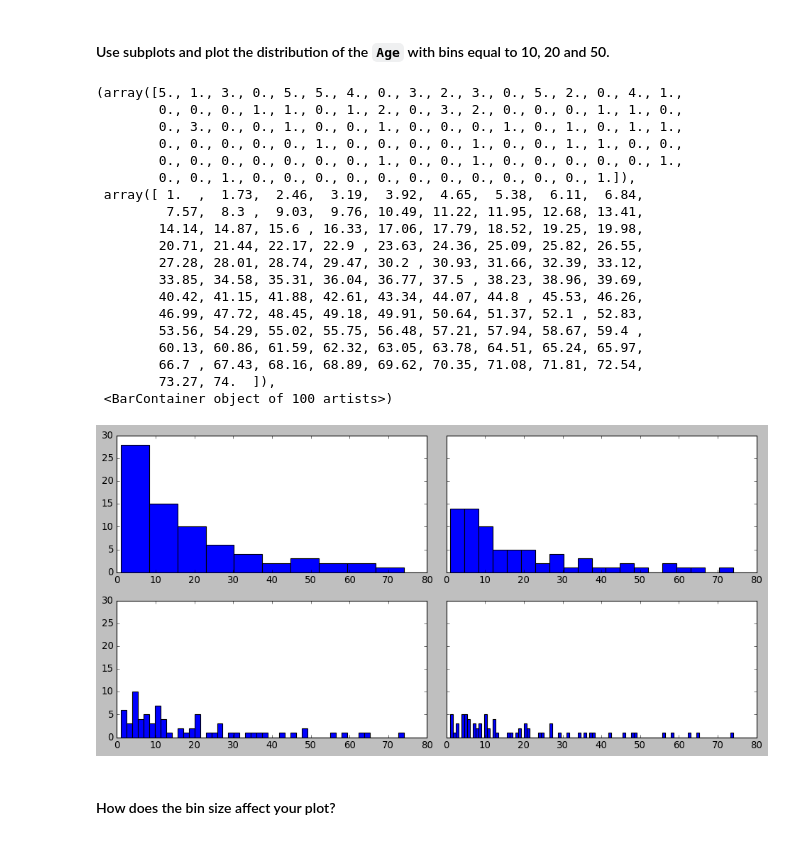
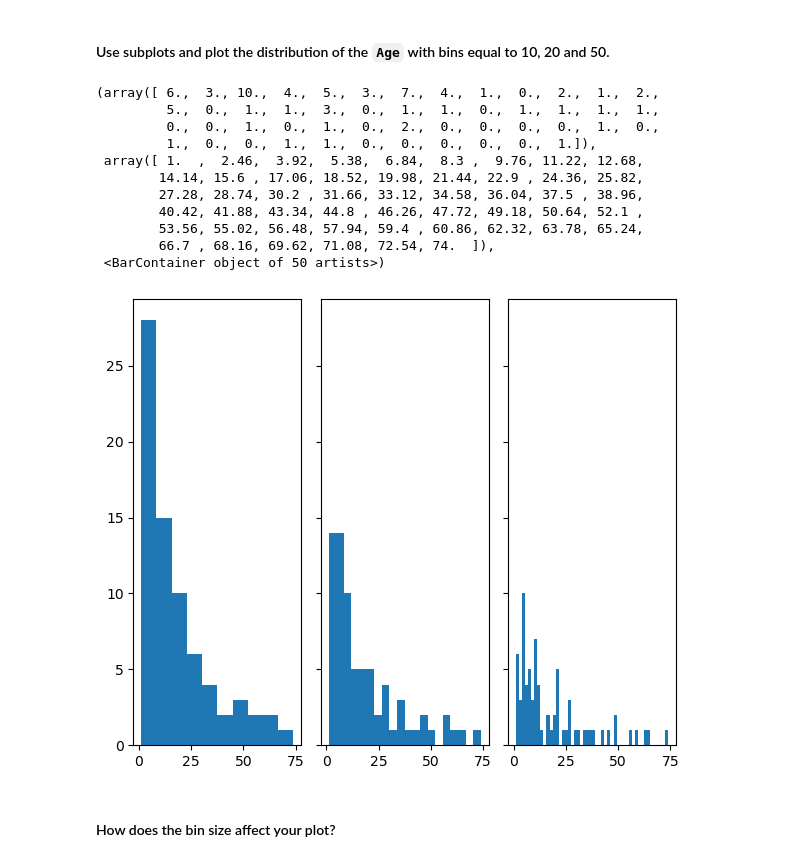
Before and after one commit to EljMorgan/LABS, a Jupyter notebook: Module2/Lab_1_Matplotlib-and-Seaborn/main.ipynb, the cells around one changed output. Drawn from its saved outputs; the diff is of its cells as text; code cells hidden in the pictures.

```diff
--- a/Module2/Lab_1_Matplotlib-and-Seaborn/main.ipynb
+++ b/Module2/Lab_1_Matplotlib-and-Seaborn/main.ipynb
@@ -304,32 +332,23 @@ Text(0, 0.5, '#Ages')
 #### Use subplots and plot the distribution of the `Age`  with bins equal to 10, 20 and 50.
 # %%
 # your code here
-fig, axs = plt.subplots(2, 2, sharey=True, tight_layout=True, figsize=(12,6));
-axs[0, 0].hist(ages, bins=10)
-axs[0, 1].hist(ages, bins=20)
-axs[1, 0].hist(ages, bins=50)
-axs[1, 1].hist(ages, bins=100)
+fig, axs = plt.subplots(1, 3, sharey=True, tight_layout=True, figsize=(6,5));
+axs[0,].hist(ages.values, bins=10)
+axs[1].hist(ages.values, bins=20)
+axs[2].hist(ages.values, bins=50)
 # %% [output]
-(array([5., 1., 3., 0., 5., 5., 4., 0., 3., 2., 3., 0., 5., 2., 0., 4., 1.,
-        0., 0., 0., 1., 1., 0., 1., 2., 0., 3., 2., 0., 0., 0., 1., 1., 0.,
-        0., 3., 0., 0., 1., 0., 0., 1., 0., 0., 0., 1., 0., 1., 0., 1., 1.,
-        0., 0., 0., 0., 0., 1., 0., 0., 0., 0., 1., 0., 0., 1., 1., 0., 0.,
-        0., 0., 0., 0., 0., 0., 0., 1., 0., 0., 1., 0., 0., 0., 0., 0., 1.,
-        0., 0., 1., 0., 0., 0., 0., 0., 0., 0., 0., 0., 0., 0., 1.]),
- array([ 1.  ,  1.73,  2.46,  3.19,  3.92,  4.65,  5.38,  6.11,  6.84,
-         7.57,  8.3 ,  9.03,  9.76, 10.49, 11.22, 11.95, 12.68, 13.41,
-        14.14, 14.87, 15.6 , 16.33, 17.06, 17.79, 18.52, 19.25, 19.98,
-        20.71, 21.44, 22.17, 22.9 , 23.63, 24.36, 25.09, 25.82, 26.55,
-        27.28, 28.01, 28.74, 29.47, 30.2 , 30.93, 31.66, 32.39, 33.12,
-        33.85, 34.58, 35.31, 36.04, 36.77, 37.5 , 38.23, 38.96, 39.69,
-        40.42, 41.15, 41.88, 42.61, 43.34, 44.07, 44.8 , 45.53, 46.26,
-        46.99, 47.72, 48.45, 49.18, 49.91, 50.64, 51.37, 52.1 , 52.83,
-        53.56, 54.29, 55.02, 55.75, 56.48, 57.21, 57.94, 58.67, 59.4 ,
-        60.13, 60.86, 61.59, 62.32, 63.05, 63.78, 64.51, 65.24, 65.97,
-        66.7 , 67.43, 68.16, 68.89, 69.62, 70.35, 71.08, 71.81, 72.54,
-        73.27, 74.  ]),
- <BarContainer object of 100 artists>)
+(array([ 6.,  3., 10.,  4.,  5.,  3.,  7.,  4.,  1.,  0.,  2.,  1.,  2.,
+         5.,  0.,  1.,  1.,  3.,  0.,  1.,  1.,  0.,  1.,  1.,  1.,  1.,
+         0.,  0.,  1.,  0.,  1.,  0.,  2.,  0.,  0.,  0.,  0.,  1.,  0.,
+         1.,  0.,  0.,  1.,  1.,  0.,  0.,  0.,  0.,  0.,  1.]),
+ array([ 1.  ,  2.46,  3.92,  5.38,  6.84,  8.3 ,  9.76, 11.22, 12.68,
+        14.14, 15.6 , 17.06, 18.52, 19.98, 21.44, 22.9 , 24.36, 25.82,
+        27.28, 28.74, 30.2 , 31.66, 33.12, 34.58, 36.04, 37.5 , 38.96,
+        40.42, 41.88, 43.34, 44.8 , 46.26, 47.72, 49.18, 50.64, 52.1 ,
+        53.56, 55.02, 56.48, 57.94, 59.4 , 60.86, 62.32, 63.78, 65.24,
+        66.7 , 68.16, 69.62, 71.08, 72.54, 74.  ]),
+ <BarContainer object of 50 artists>)
-[figure, old version]
+[figure, new version]
 # %% [markdown]
 #### How does the bin size affect your plot?
 # %%
```
Also changed, not shown: parts of 7 cells of this notebook, 3 other files.
